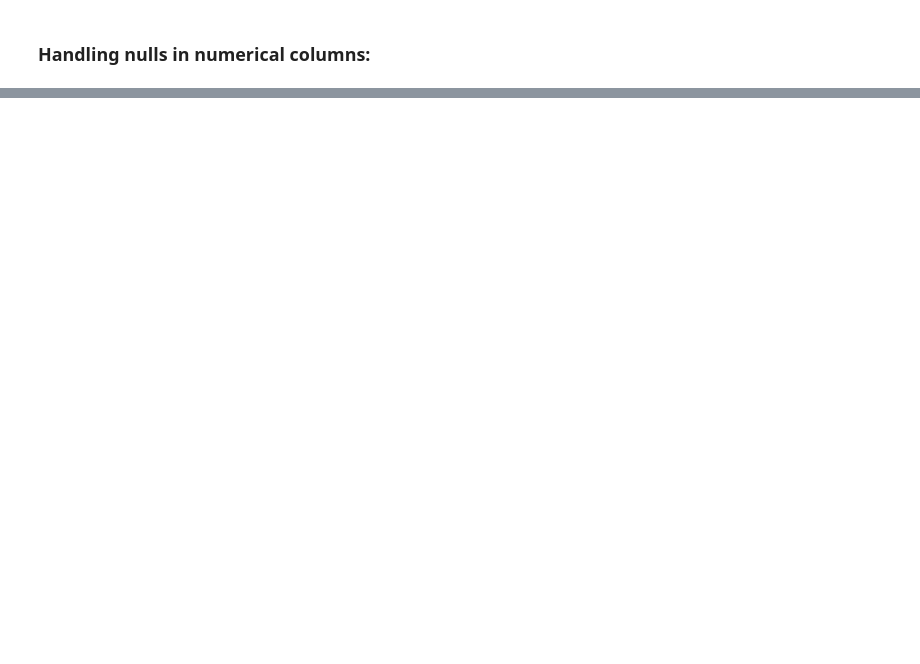
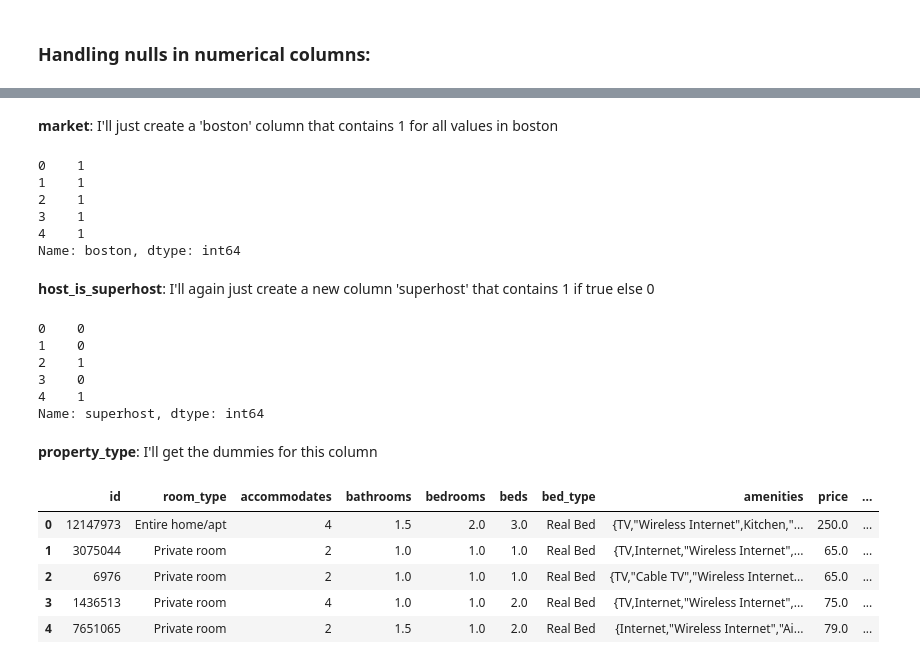
Before and after one commit to macedoti13/Airbnb-Data-Analysis, a Jupyter notebook: AirbnbDataAnalysis.ipynb, the cells around one changed output, grey strips where cells are left out. Cells and saved outputs as stored; diff of their text form; code cells hidden in the pictures; blank space fills up the shorter version.

```diff
--- a/AirbnbDataAnalysis.ipynb
+++ b/AirbnbDataAnalysis.ipynb
@@ -501,0 +535,48 @@ dtype: int64
+# %% [markdown]
+**market**: I'll just create a 'boston' column that contains 1 for all values in boston
+# %%
+# creates new column based on market column
+df_bos_lis_c['boston'] = np.where(df_bos_lis_c['market']=='Boston', 1, 0)
+
+# drops olde market column
+df_bos_lis_c.drop('market', axis=1, inplace=True)
+
+# shows boston column
+df_bos_lis_c['boston'].head()
+# %% [output]
+0    1
+1    1
+2    1
+3    1
+4    1
+Name: boston, dtype: int64
+# %% [markdown]
+**host_is_superhost**: I'll again just create a new column 'superhost' that contains 1 if true else 0
+# %%
+# creates new column superhost based on host_is_superhost column
+df_bos_lis_c['superhost'] = np.where(df_bos_lis_c['host_is_superhost']=='t', 1, 0)
+
+# drop the 'host_is_superhost' column
+df_bos_lis_c.drop('host_is_superhost', axis=1, inplace=True)
+
+# shows superhost column
+df_bos_lis_c['superhost'].head()
+# %% [output]
+0    0
+1    0
+2    1
+3    0
+4    1
+Name: superhost, dtype: int64
+# %% [markdown]
+**property_type**: I'll get the dummies for this column
+# %%
+df_bos_lis_c = pd.concat([df_bos_lis_c.drop('property_type',axis=1), pd.get_dummies(df_bos_lis_c.property_type)], axis=1)
+df_bos_lis_c.head()
+# %% [output]
+|  | id | room_type | accommodates | bathrooms | bedrooms | beds | bed_type | amenities | price | ... |
+| 0 | 12147973 | Entire home/apt | 4 | 1.5 | 2.0 | 3.0 | Real Bed | {TV,"Wireless Internet",Kitchen,"... | 250.0 | ... |
+| 1 | 3075044 | Private room | 2 | 1.0 | 1.0 | 1.0 | Real Bed | {TV,Internet,"Wireless Internet",... | 65.0 | ... |
+| 2 | 6976 | Private room | 2 | 1.0 | 1.0 | 1.0 | Real Bed | {TV,"Cable TV","Wireless Internet... | 65.0 | ... |
+| 3 | 1436513 | Private room | 4 | 1.0 | 1.0 | 2.0 | Real Bed | {TV,Internet,"Wireless Internet",... | 75.0 | ... |
+| 4 | 7651065 | Private room | 2 | 1.5 | 1.0 | 2.0 | Real Bed | {Internet,"Wireless Internet","Ai... | 79.0 | ... |
```
Also changed, not shown: parts of 17 cells of this notebook.
